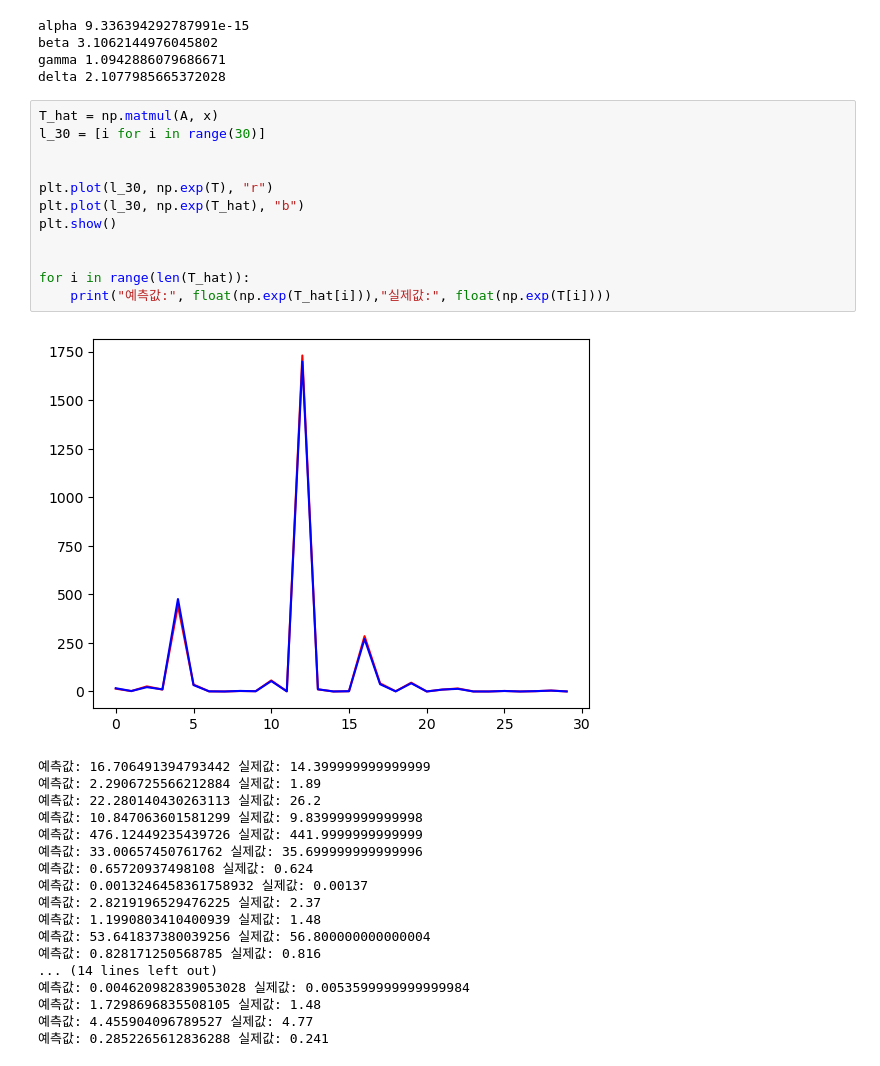
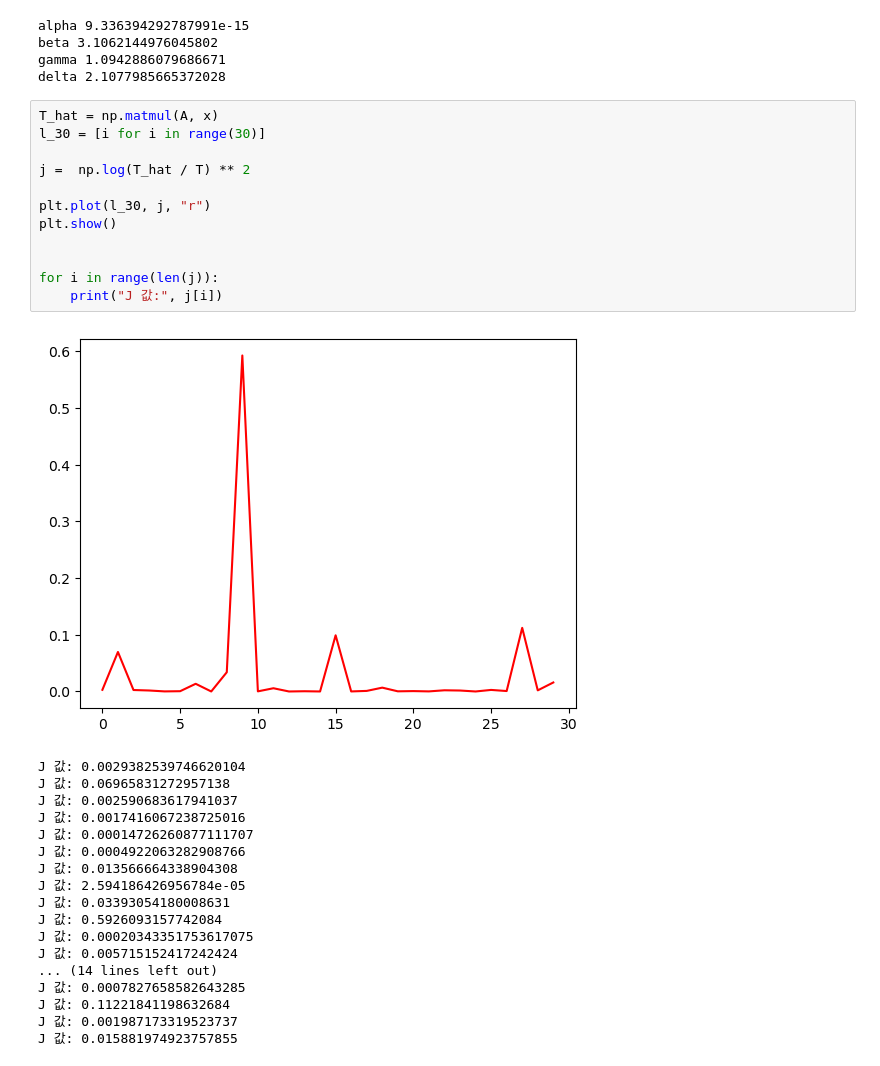
Before and after one commit to toast-ceo/optimization, a Jupyter notebook: HW1_package/hw1_prob1.ipynb, the cells around one changed output. Saved outputs shown, nothing was run; the diff lists cells and outputs as text.

```diff
--- a/HW1_package/hw1_prob1.ipynb
+++ b/HW1_package/hw1_prob1.ipynb
@@ -45,31 +45,31 @@ delta 2.1077985665372028
 # %%
 T_hat = np.matmul(A, x)
 l_30 = [i for i in range(30)]
 
+j =  np.log(T_hat / T) ** 2
 
-plt.plot(l_30, np.exp(T), "r")
-plt.plot(l_30, np.exp(T_hat), "b")
+plt.plot(l_30, j, "r")
 plt.show()
 
 
-for i in range(len(T_hat)):
-    print("예측값:", float(np.exp(T_hat[i])),"실제값:", float(np.exp(T[i])))
+for i in range(len(j)):
+    print("J 값:", j[i])
 # %% [output]
-[figure, old version]
+[figure, new version]
-예측값: 16.706491394793442 실제값: 14.399999999999999
-예측값: 2.2906725566212884 실제값: 1.89
-예측값: 22.280140430263113 실제값: 26.2
-예측값: 10.847063601581299 실제값: 9.839999999999998
-예측값: 476.12449235439726 실제값: 441.9999999999999
-예측값: 33.00657450761762 실제값: 35.699999999999996
-예측값: 0.65720937498108 실제값: 0.624
-예측값: 0.0013246458361758932 실제값: 0.00137
-예측값: 2.8219196529476225 실제값: 2.37
-예측값: 1.1990803410400939 실제값: 1.48
-예측값: 53.641837380039256 실제값: 56.800000000000004
-예측값: 0.828171250568785 실제값: 0.816
+J 값: 0.0029382539746620104
+J 값: 0.06965831272957138
+J 값: 0.002590683617941037
+J 값: 0.0017416067238725016
+J 값: 0.00014726260877111707
+J 값: 0.0004922063282908766
+J 값: 0.013566664338904308
+J 값: 2.594186426956784e-05
+J 값: 0.03393054180008631
+J 값: 0.5926093157742084
+J 값: 0.00020343351753617075
+J 값: 0.005715152417242424
 ... (14 lines left out)
-예측값: 0.004620982839053028 실제값: 0.0053599999999999984
-예측값: 1.7298696835508105 실제값: 1.48
-예측값: 4.455904096789527 실제값: 4.77
-예측값: 0.2852265612836288 실제값: 0.241
+J 값: 0.0007827658582643285
+J 값: 0.11221841198632684
+J 값: 0.001987173319523737
+J 값: 0.015881974923757855
```
Also changed, not shown: 3 other files.
